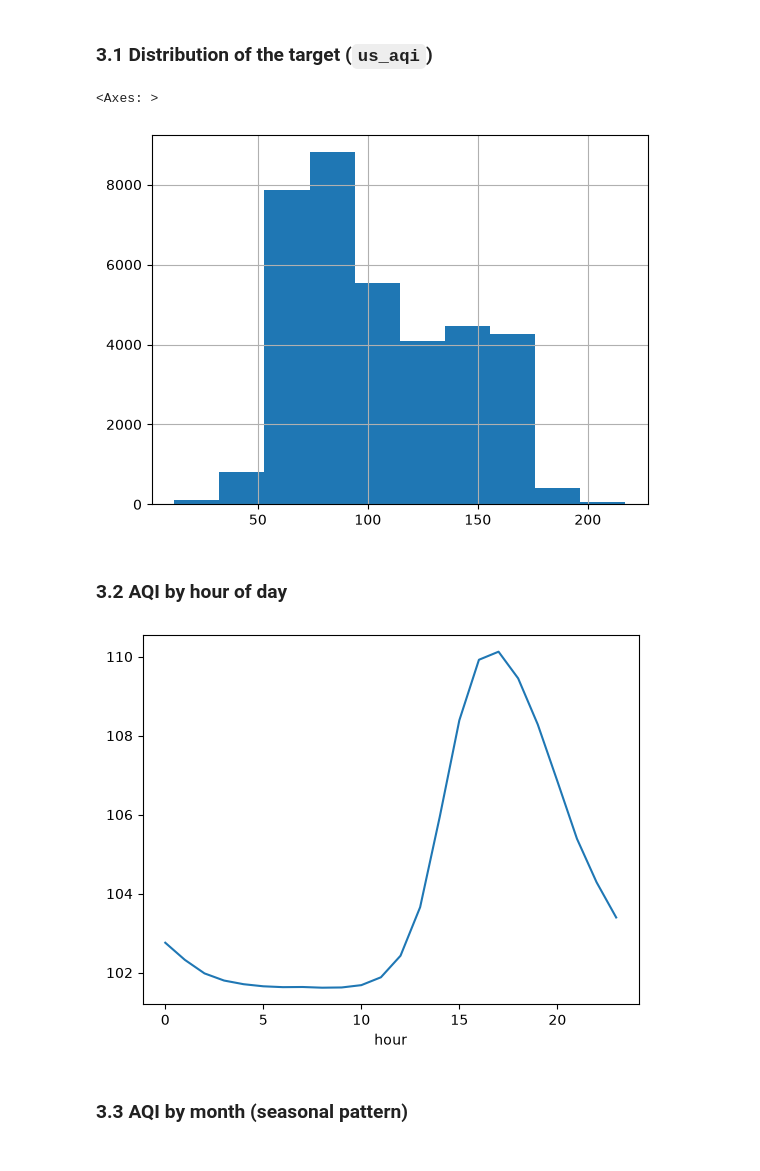
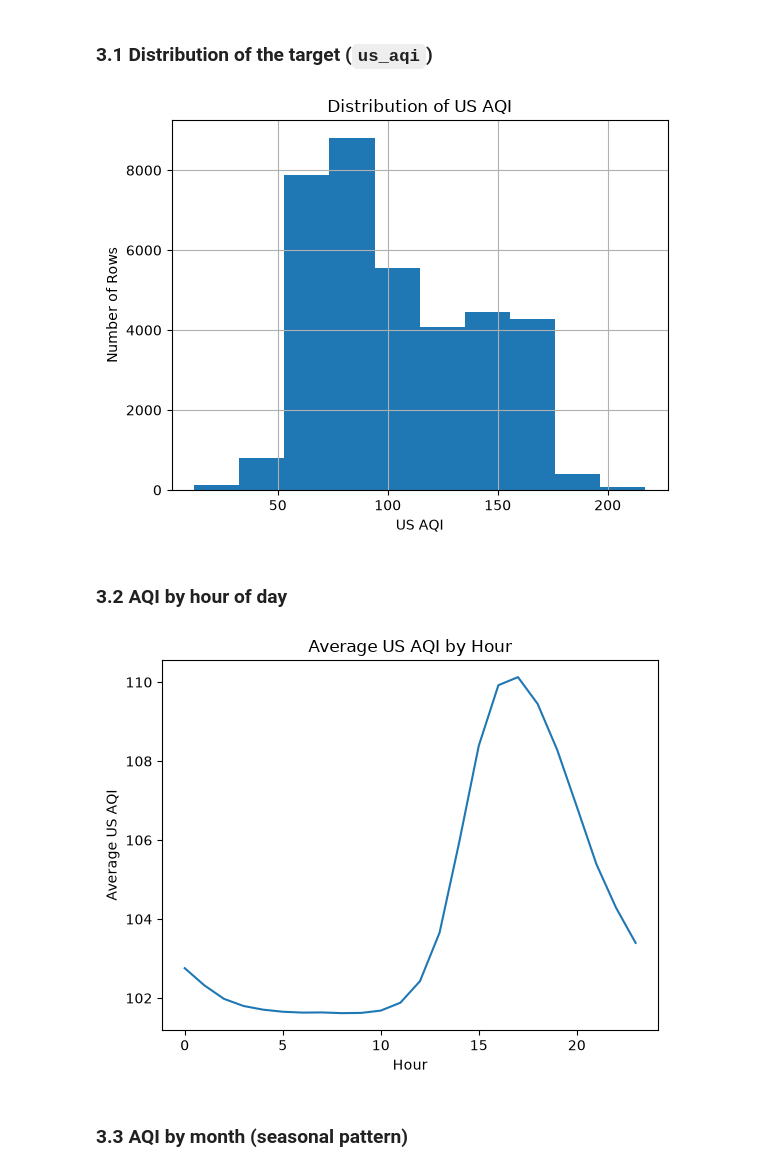
Before and after one commit to kritakHERE/Random-forest-Machine-Learning-for-air-quality-of-kathmandu, a Jupyter notebook: GA - Finalized version/kathmandu_aqi_pipeline_v2.ipynb, the cells around one changed output. Saved outputs shown, nothing was run; the diff lists cells and outputs as text; code cells hidden in the pictures.

```diff
--- a/GA - Finalized version/kathmandu_aqi_pipeline_v2.ipynb
+++ b/GA - Finalized version/kathmandu_aqi_pipeline_v2.ipynb
@@ -155,18 +155,25 @@ dtype('<M8[us]')
 ### 3.1 Distribution of the target (`us_aqi`)
 # %%
 df["us_aqi"].hist()
+plt.xlabel("US AQI")
+plt.ylabel("Number of Rows")
+plt.title("Distribution of US AQI")
+plt.show()
 # %% [output]
-<Axes: >
-[figure, old version]
+[figure, new version]
 # %% [markdown]
 ### 3.2 AQI by hour of day
 # %%
 df["hour"] = df["time"].dt.hour
 # %%
 df.groupby("hour")["us_aqi"].mean().plot()
+
+plt.xlabel("Hour")
+plt.ylabel("Average US AQI")
+plt.title("Average US AQI by Hour")
 plt.show()
 # %% [output]
-[figure, old version]
+[figure, new version]
 # %% [markdown]
 ### 3.3 AQI by month (seasonal pattern)
 # %%
```
Also changed, not shown: parts of 16 cells of this notebook, 23 other files.
